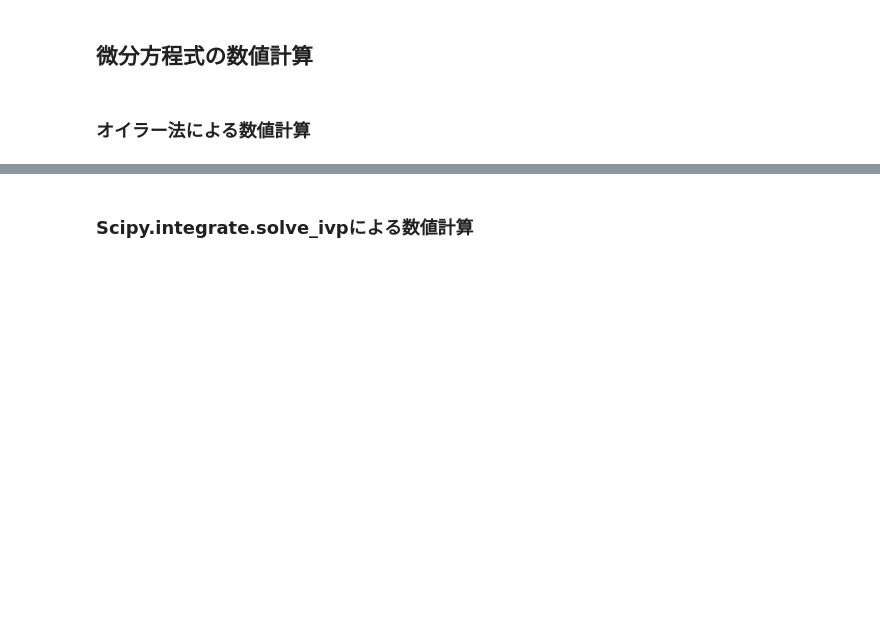
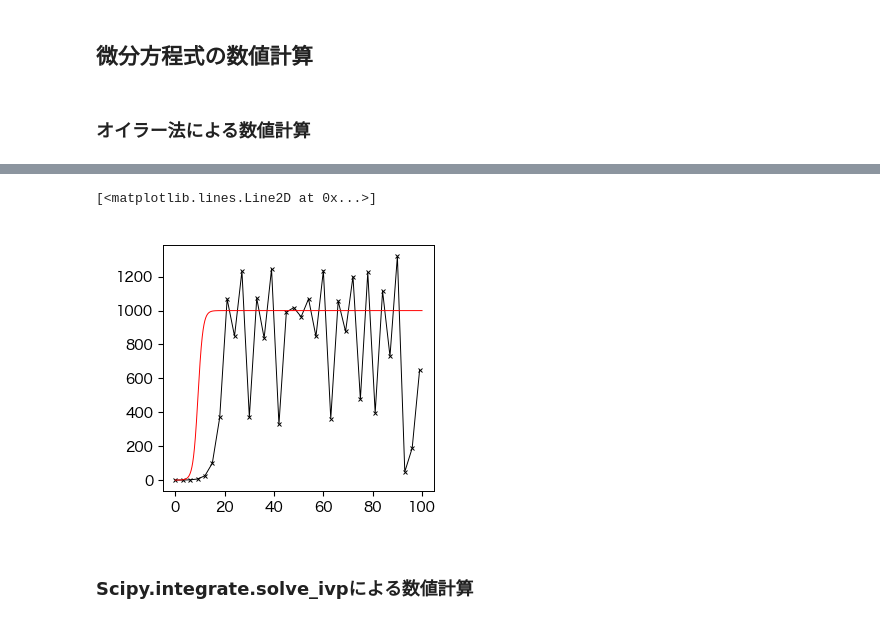
Before and after one commit to tnarizuka/modeling_simulation, a Jupyter notebook: _build/html/_sources/chap_5/5_diff_eq.ipynb, the cells around one changed output, grey strips where cells are left out. Cells and saved outputs as stored; diff of their text form; code cells hidden in the pictures; blank space fills up the shorter version.

```diff
--- a/_build/html/_sources/chap_5/5_diff_eq.ipynb
+++ b/_build/html/_sources/chap_5/5_diff_eq.ipynb
@@ -244,2 +310,18 @@ ax.legend(loc='upper left', fontsize=12);
+# %%
+T, dt = 100, 3.
+t = np.arange(0, T, dt)
+u = np.zeros(len(t))
+
+u[0] = 0.1  # 初期値
+for n in range(len(t)-1):
+    u[n+1] = u[n] + dt * g_logistic(n, u[n])
+
+fig, ax = plt.subplots()
+ax.plot(t, u, '-x', ms=3)
+t2 = np.arange(0, T, 0.01)
+ax.plot(t2, f_logistic(t2, u[0], N_inf, gamma), 'r-')
+# %% [output]
+[<matplotlib.lines.Line2D at 0x...>]
+[figure, added]
 # %% [markdown]
 ### Scipy.integrate.solve_ivpによる数値計算
```
Also changed, not shown: parts of 10 cells of this notebook, 18 other files.
